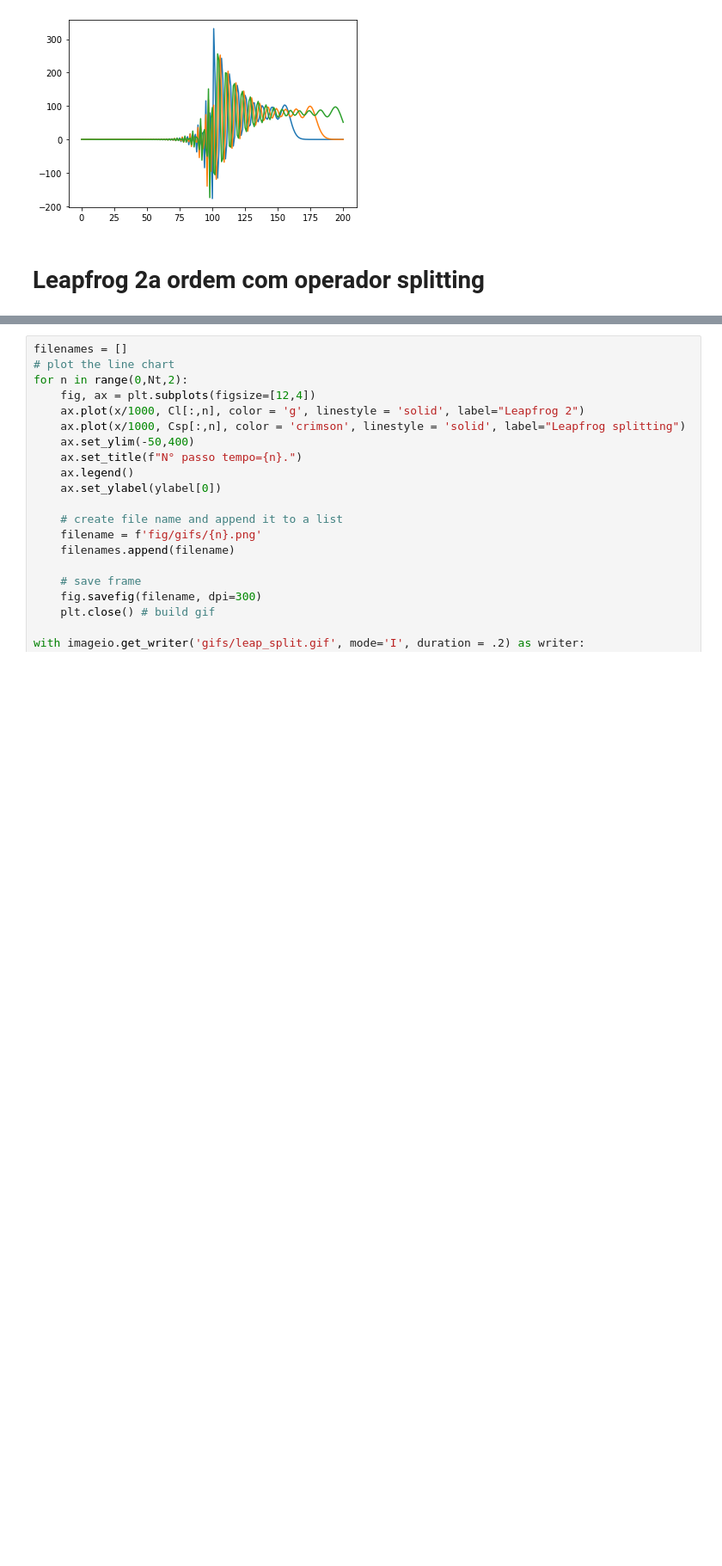
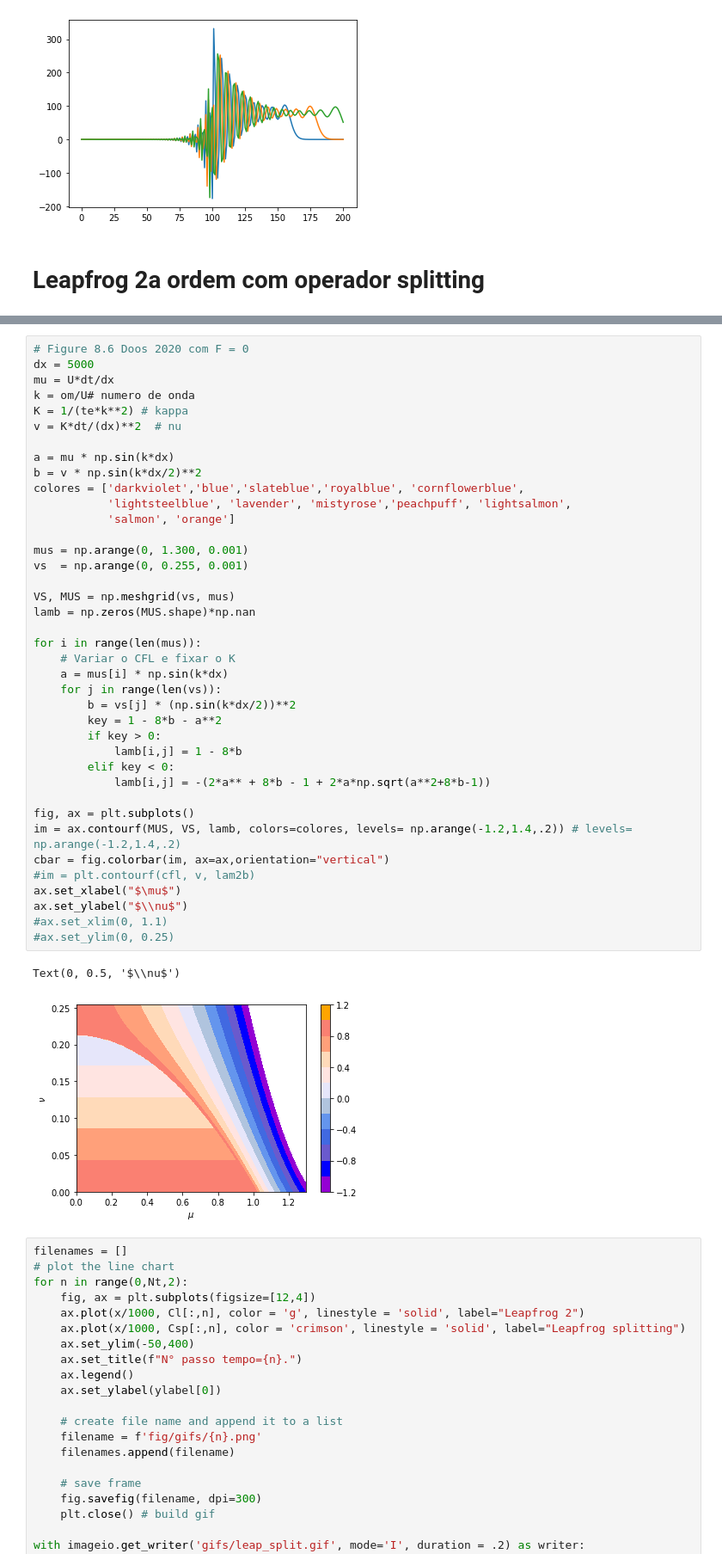
Before and after one commit to adelgadop/Modelagem, a Jupyter notebook: Exercicio_3/Diffusion.ipynb, the cells around one changed output, grey strips where cells are left out. Shown at 86% size. Drawn from its saved outputs; the diff is of its cells as text; blank space fills up the shorter version.

```diff
--- a/Exercicio_3/Diffusion.ipynb
+++ b/Exercicio_3/Diffusion.ipynb
@@ -95,3 +127,45 @@ hovm(X, T, Cl-Csp, F, ylabel, "leapfrog_dif", n, dt, t, alfa=0, gamma=0, fonte=F
+# %%
+# Figure 8.6 Doos 2020 com F = 0
+dx = 5000
+mu = U*dt/dx
+k = om/U# numero de onda
+K = 1/(te*k**2) # kappa
+v = K*dt/(dx)**2  # nu
+
+a = mu * np.sin(k*dx)
+b = v * np.sin(k*dx/2)**2
+colores = ['darkviolet','blue','slateblue','royalblue', 'cornflowerblue',
+           'lightsteelblue', 'lavender', 'mistyrose','peachpuff', 'lightsalmon',
+           'salmon', 'orange']
+
+mus = np.arange(0, 1.300, 0.001)
+vs  = np.arange(0, 0.255, 0.001)
+
+VS, MUS = np.meshgrid(vs, mus)
+lamb = np.zeros(MUS.shape)*np.nan
+
+for i in range(len(mus)):
+    # Variar o CFL e fixar o K
+    a = mus[i] * np.sin(k*dx)
+    for j in range(len(vs)):
+        b = vs[j] * (np.sin(k*dx/2))**2
+        key = 1 - 8*b - a**2
+        if key > 0:
+            lamb[i,j] = 1 - 8*b
+        elif key < 0:
+            lamb[i,j] = -(2*a** + 8*b - 1 + 2*a*np.sqrt(a**2+8*b-1))
+
+fig, ax = plt.subplots()
+im = ax.contourf(MUS, VS, lamb, colors=colores, levels= np.arange(-1.2,1.4,.2)) # levels= np.arange(-1.2,1.4,.2)
+cbar = fig.colorbar(im, ax=ax,orientation="vertical")
+#im = plt.contourf(cfl, v, lam2b)
+ax.set_xlabel("$\mu$")
+ax.set_ylabel("$\\nu$")
+#ax.set_xlim(0, 1.1)
+#ax.set_ylim(0, 0.25)
+# %% [output]
+Text(0, 0.5, '$\\nu$')
+[figure, added]
 # %%
 filenames = []
 # plot the line chart
```
Also changed, not shown: parts of 2 cells of this notebook, 3 other files.
